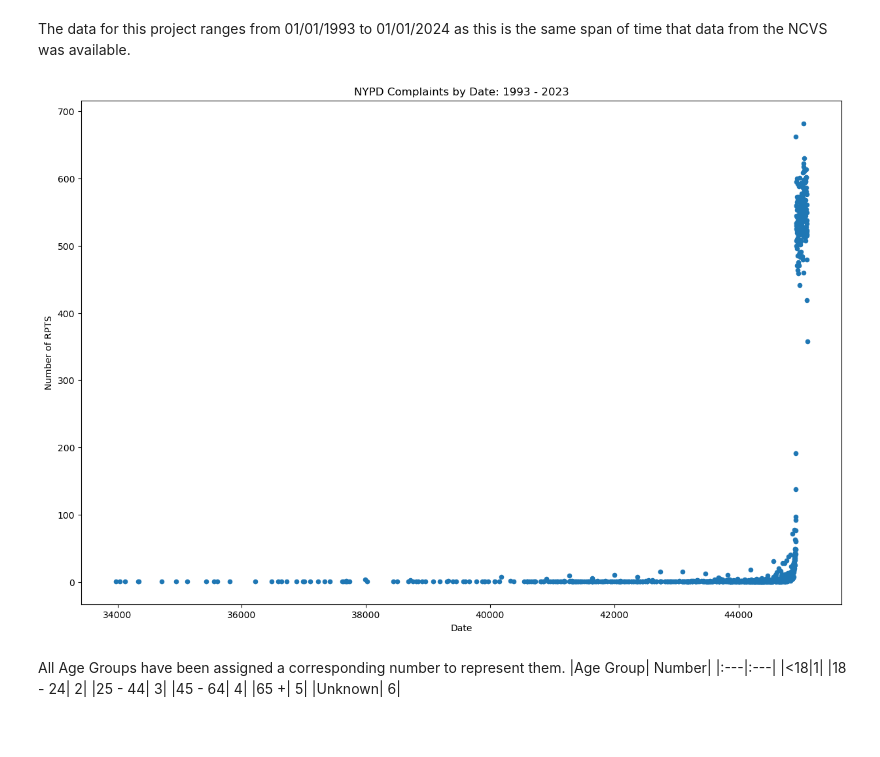
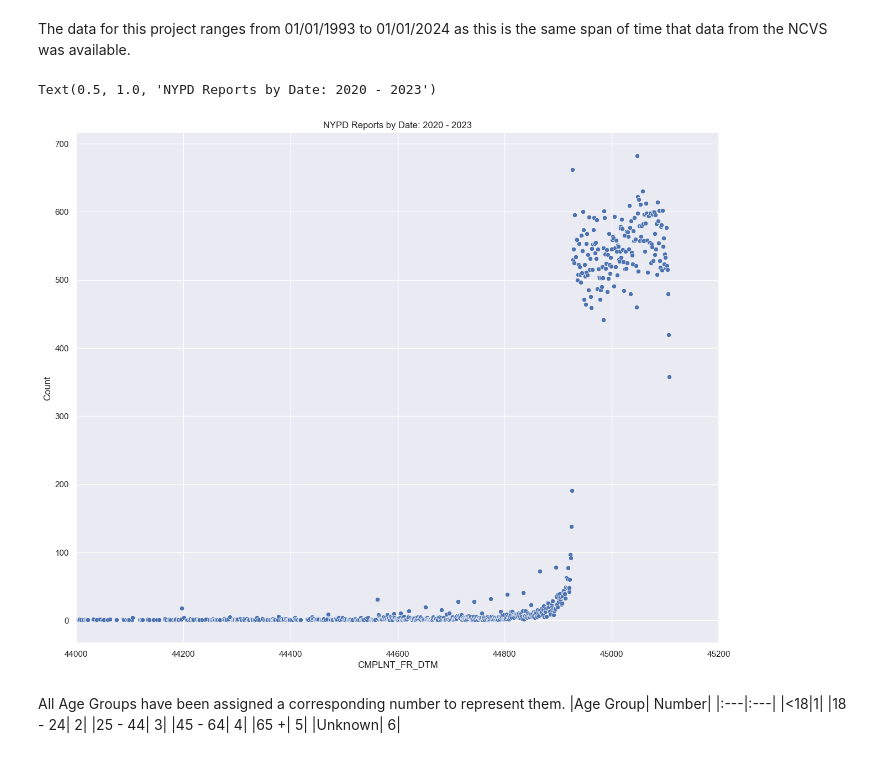
Before and after one commit to accoffin12/CrimeVictimAnalysis_Capstone, a Jupyter notebook: Crime Victim Data Exploration Analysis.ipynb, the cells around one changed output. Cells and saved outputs as stored; diff of their text form; code cells hidden in the pictures.

```diff
--- a/Crime Victim Data Exploration Analysis.ipynb
+++ b/Crime Victim Data Exploration Analysis.ipynb
@@ -149,16 +150,17 @@ The data for this project ranges from 01/01/1993 to 01/01/2024 as this is the sa
 # %%
 # Number of cases reported daily with female victims from 1993 to 2023
 #Group Cases Based on Date
 grouped_dt = NYPD.groupby('CMPLNT_FR_DT')['CMPLNT_FR_DTM'].value_counts().reset_index(name='Count')
 
-# Create Scatter Plot
-grouped_dt.plot(kind='scatter', x='CMPLNT_FR_DTM', y='Count', figsize=(15, 10))
-plt.title("NYPD Complaints by Date: 1993 - 2023")
-plt.xlabel("Date")
-plt.ylabel("Number of RPTS")
-plt.show()
+# Creating Scatter:
+sns.set(style="whitegrid")
+sns.set(rc={"figure.figsize": (15,12)})
+sns.scatterplot(data=grouped_dt, x="CMPLNT_FR_DTM", y="Count")
+plt.xlim(44000, 45200)
+plt.title("NYPD Reports by Date: 2020 - 2023")
 # %% [output]
+Text(0.5, 1.0, 'NYPD Reports by Date: 2020 - 2023')
-[figure, old version]
+[figure, new version]
 # %% [markdown]
 All Age Groups have been assigned a corresponding number to represent them.
 |Age Group| Number|
```
Also changed, not shown: parts of 8 cells of this notebook, 5 other files.
